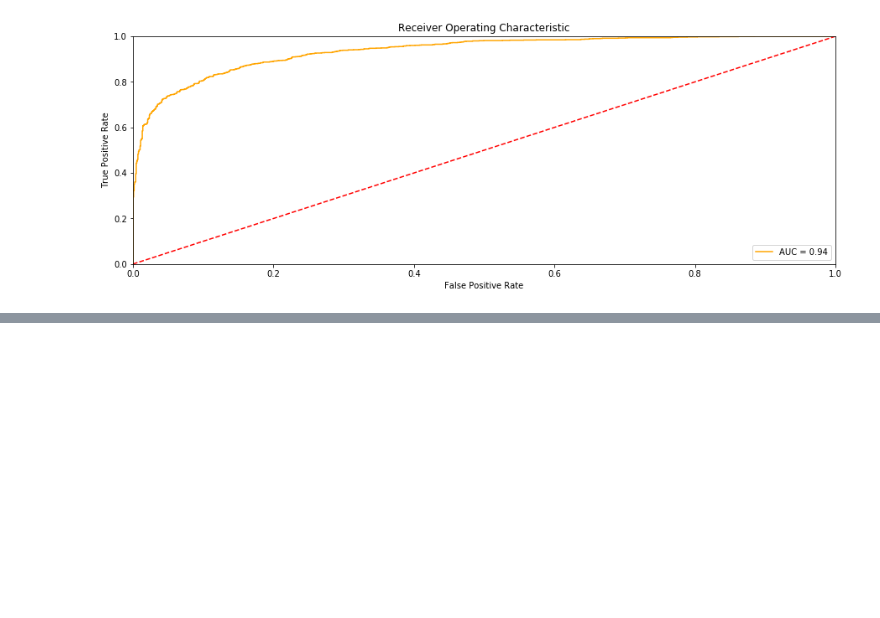
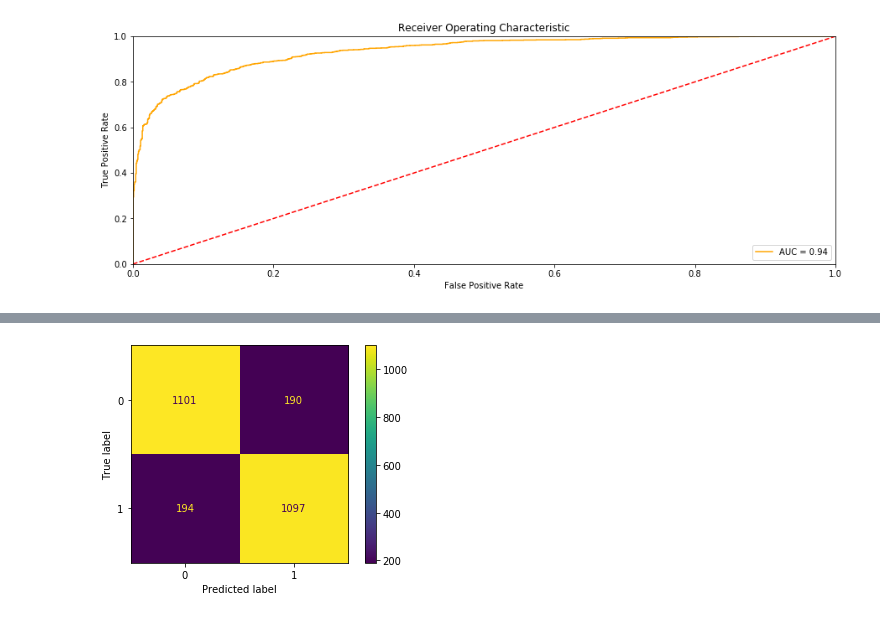
Before and after one commit to Bilalmajeed1995/ChurnPrediction, a Jupyter notebook: TelecomChurnPrediction.ipynb, the cells around one changed output, grey strips where cells are left out. Saved outputs shown, nothing was run; the diff lists cells and outputs as text; code cells hidden in the pictures; blank space fills up the shorter version.

```diff
--- a/TelecomChurnPrediction.ipynb
+++ b/TelecomChurnPrediction.ipynb
@@ -272,6 +286,7 @@ classifiers = [['DecisionTree:',DecisionTreeClassifier()],
 
 predictions_df = pd.DataFrame()
 predictions_df['actual_labels'] = y_test
+metrics_df = pd.DataFrame()
 
 for name, classifier in classifiers:
     classifier = classifier
@@ -282,6 +297,10 @@ for name, classifier in classifiers:
     recall = recall_score(y_test, predictions)
     precision = precision_score(y_test, predictions)
     f1 = f1_score(y_test, predictions, average = 'weighted')
-    scores = cross_val_score(classifier, X_test, y_test, cv=10)
-    print(f"{name} Accuracy - {accuracy:.4f}, CV Score - {scores.mean():.4f}, Precision - {precision:.4f}, Recall - {recall:.4f}, F1 - {f1:.4f}")
+    cv_score = cross_val_score(classifier, X_test, y_test, cv=10)
+    scores_df = pd.DataFrame([[name.strip(" :"), accuracy, cv_score.mean(), precision, recall, f1]])
+    metrics_df = metrics_df.append(scores_df)
+
+metrics_df.columns = ['Classifier', 'Accuracy', 'CV Accuracy', 'Precision', 'Recall', 'F1 Score']
+metrics_df
 # %% [output]
@@ -390,8 +436,3 @@ plt.figure(figsize=(15, 5))
 plot_auc(y_test, probabilities)
 # %% [output]
 [figure]
-# %%
-from xgboost import plot_importance
-
-plt.rcParams["figure.figsize"] = (15, 10)
-plot_importance(classifier)
@@ -400,0 +439,18 @@ plot_importance(classifier)
+# %%
+from sklearn.model_selection import RandomizedSearchCV
+
+param_test = {
+    'max_depth' : range(1, 15, 2),
+    'min_child_weight' : range(1, 20, 2),
+    'gamma' : [i / 10.0 for i in range(0, 10)],
+    'subsample' : [i / 10.0 for i in range(1,10)],
+    'colsample_bytree' : [i / 10.0 for i in range(1,10)],
+    'colsample_bylevel' : [i / 10.0 for i in range(1,10)],
+    'n_estimators' : range(100, 300, 50),
+    'learning_rate' : [0.01, 0.05, 0.1, 0.15, 0.2, 0.25, 0.3, 0.35, 0.4, 0.45, 0.5]
+    }
+
+search = RandomizedSearchCV(estimator = XGBClassifier(), param_distributions = param_test, n_iter = 600,
+                            scoring = 'f1_micro', verbose = 2, n_jobs = -1, cv = 3)
+
+search.fit(X_train, y_train)
@@ -400,0 +496,8 @@ plot_importance(classifier)
+# %%
+classifier = XGBClassifier(n_estimators = 100, learning_rate = 0.15, max_depth = 11, min_child_weight = 1,
+                           gamma = 0.4, colsample_bytree = 0.2, colsample_bylevel = 0.5, subsample = 0.7)
+classifier.fit(X_train, y_train)
+predictions = classifier.predict(X_test)
+predictions_df[name.strip(" :")] = predictions
+target_names = ['Not Churn', 'Churn']
+print(classification_report(y_test, predictions, target_names=target_names))
@@ -400,0 +513,6 @@ plot_importance(classifier)
+# %%
+plot_confusion_matrix(classifier, X_test, y_test)
+
+plt.show()
+# %% [output]
+[figure, added]
```
Also changed, not shown: parts of 11 cells of this notebook.
